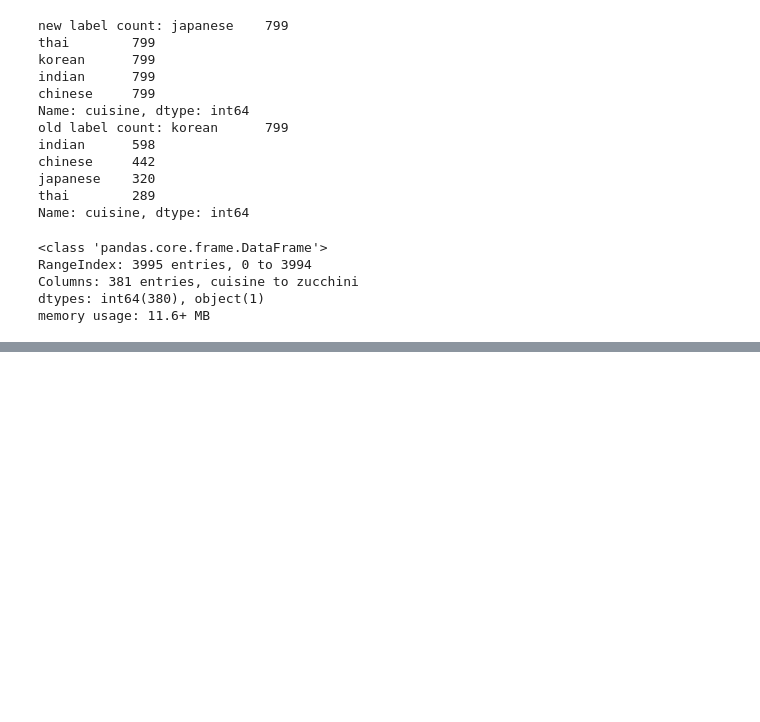
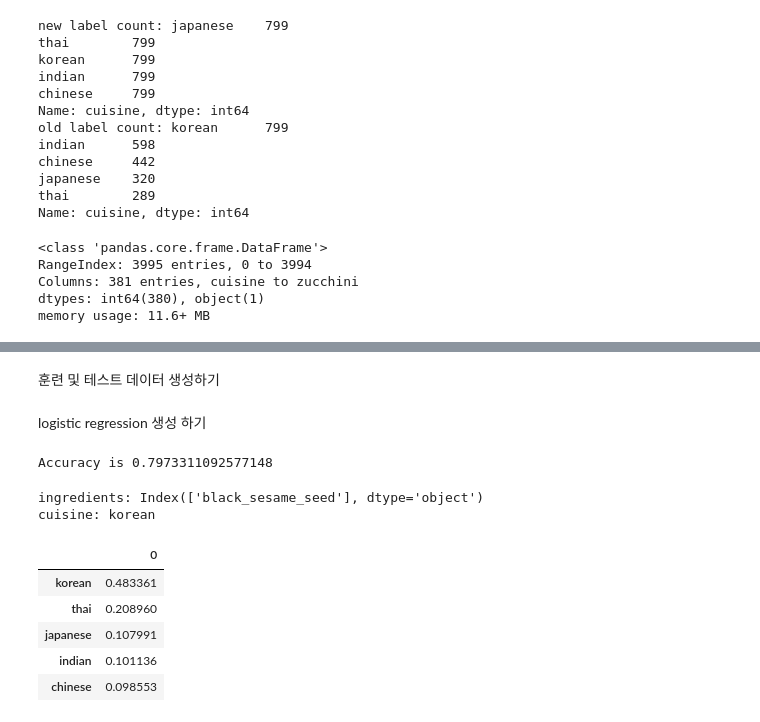
Before and after one commit to tae2089/machine, a Jupyter notebook: 4-Classification.ipynb, the cells around one changed output, grey strips where cells are left out. Drawn from its saved outputs; the diff is of its cells as text; code cells hidden in the pictures; blank space fills up the shorter version.

```diff
--- a/4-Classification.ipynb
+++ b/4-Classification.ipynb
@@ -158,0 +199,3 @@ memory usage: 11.6+ MB
+# %%
+cuisines_feature_df = cuisines_df.drop(['Unnamed: 0', 'cuisine'], axis=1)
+cuisines_feature_df.head()
@@ -158,0 +256,35 @@ memory usage: 11.6+ MB
+# %% [markdown]
+훈련 및 테스트 데이터 생성하기
+# %%
+X_train, X_test, y_train, y_test = train_test_split(cuisines_feature_df, cuisines_label_df, test_size=0.3)
+# %% [markdown]
+logistic regression 생성 하기
+# %%
+lr = LogisticRegression(multi_class='ovr',solver='liblinear')
+model = lr.fit(X_train, np.ravel(y_train))
+
+accuracy = model.score(X_test, y_test)
+print ("Accuracy is {}".format(accuracy))
+# %% [output]
+Accuracy is 0.7973311092577148
+# %%
+print(f'ingredients: {X_test.iloc[50][X_test.iloc[50]!=0].keys()}')
+print(f'cuisine: {y_test.iloc[50]}')
+# %% [output]
+ingredients: Index(['black_sesame_seed'], dtype='object')
+cuisine: korean
+# %%
+test= X_test.iloc[50].values.reshape(-1, 1).T
+proba = model.predict_proba(test)
+classes = model.classes_
+resultdf = pd.DataFrame(data=proba, columns=classes)
+
+topPrediction = resultdf.T.sort_values(by=[0], ascending = [False])
+topPrediction.head()
+# %% [output]
+|  | 0 |
+| korean | 0.483361 |
+| thai | 0.208960 |
+| japanese | 0.107991 |
+| indian | 0.101136 |
+| chinese | 0.098553 |
```
Also changed, not shown: parts of 12 cells of this notebook.
